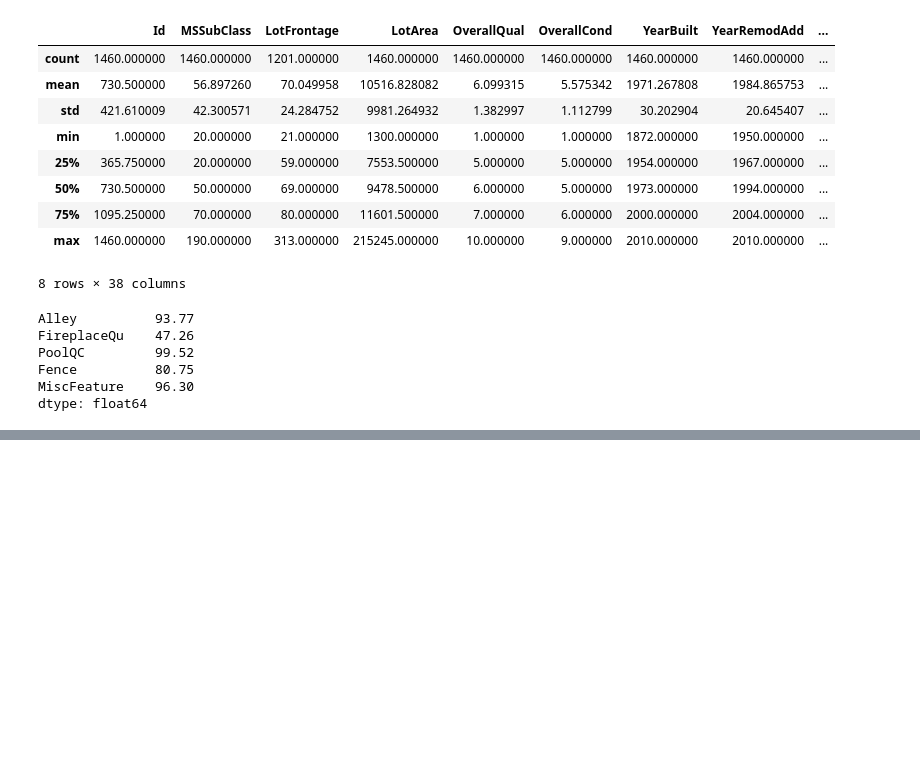
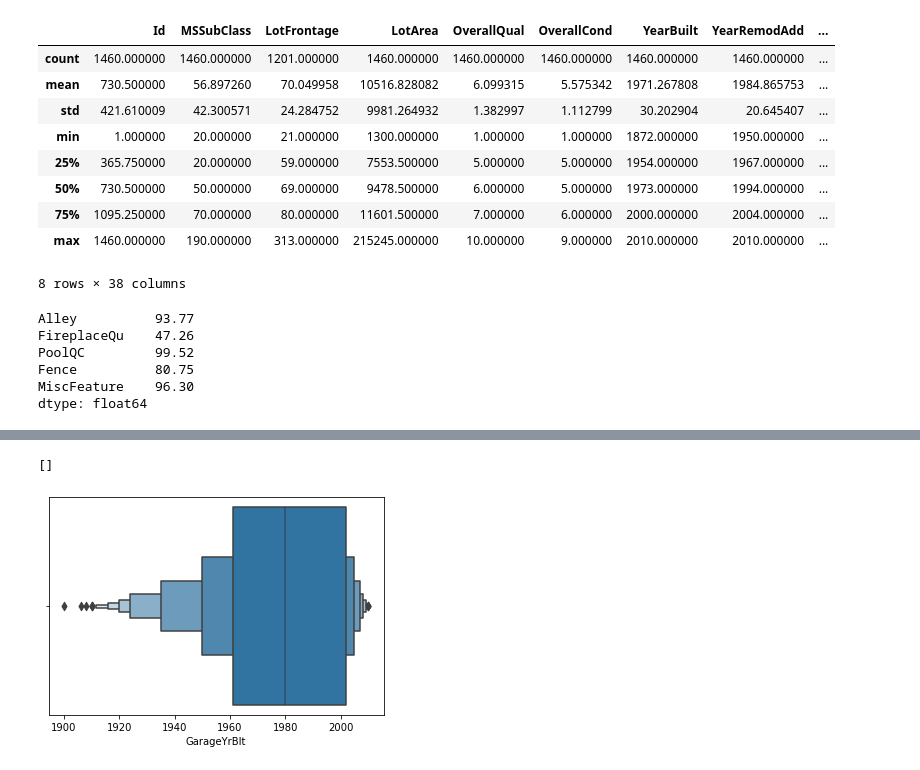
Before and after one commit to prince-khurana/Advanced_Regression, a Jupyter notebook: Assignment - Advanced Regression.ipynb, the cells around one changed output, grey strips where cells are left out. Drawn from its saved outputs; the diff is of its cells as text; code cells hidden in the pictures; blank space fills up the shorter version.

```diff
--- a/Assignment - Advanced Regression.ipynb
+++ b/Assignment - Advanced Regression.ipynb
@@ -119,0 +163,6 @@ dtype: float64
+# %%
+sns.boxenplot(train_data.GarageYrBlt)
+plt.plot()
+# %% [output]
+[]
+[figure, added]
```
Also changed, not shown: parts of 9 cells of this notebook, 1 other file.
